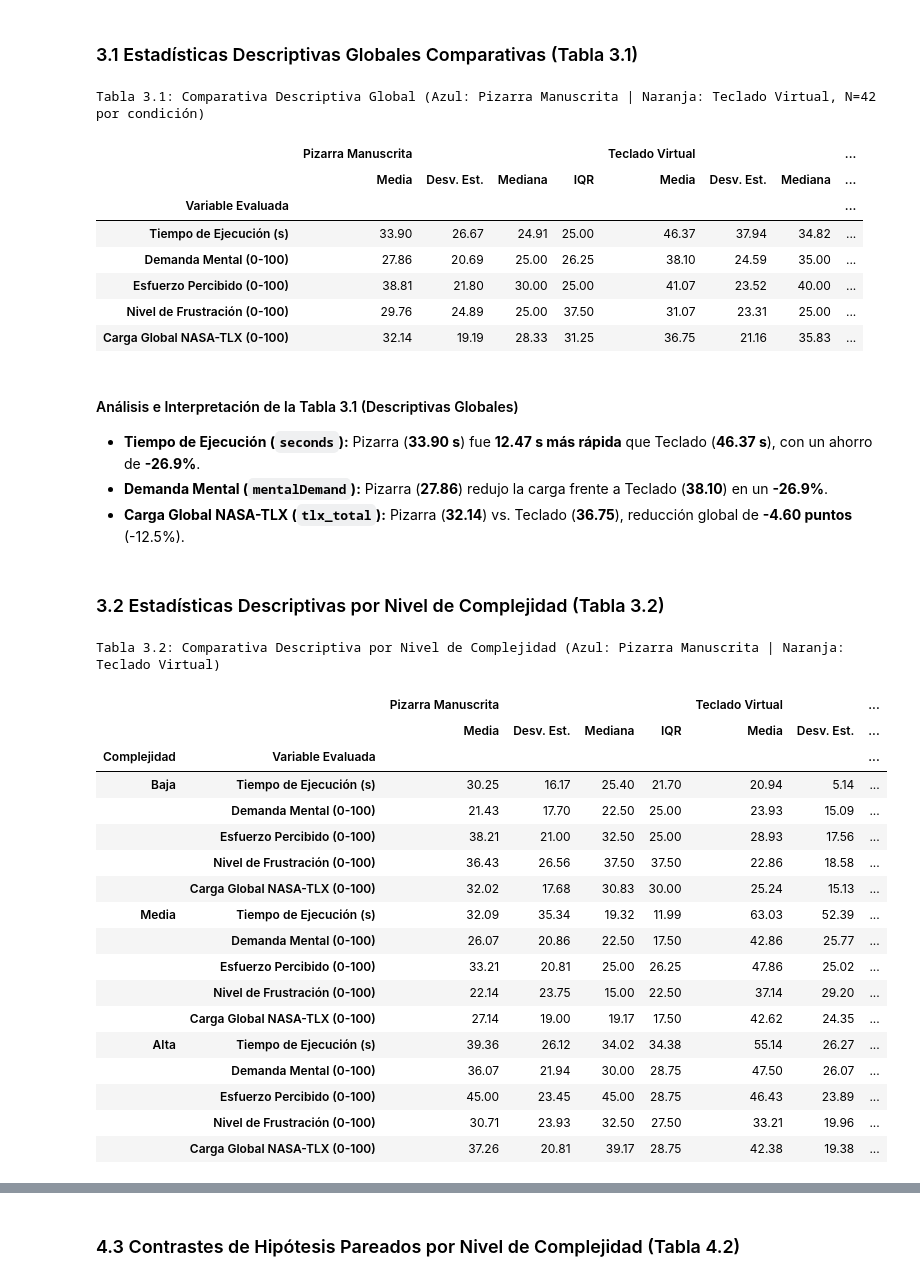
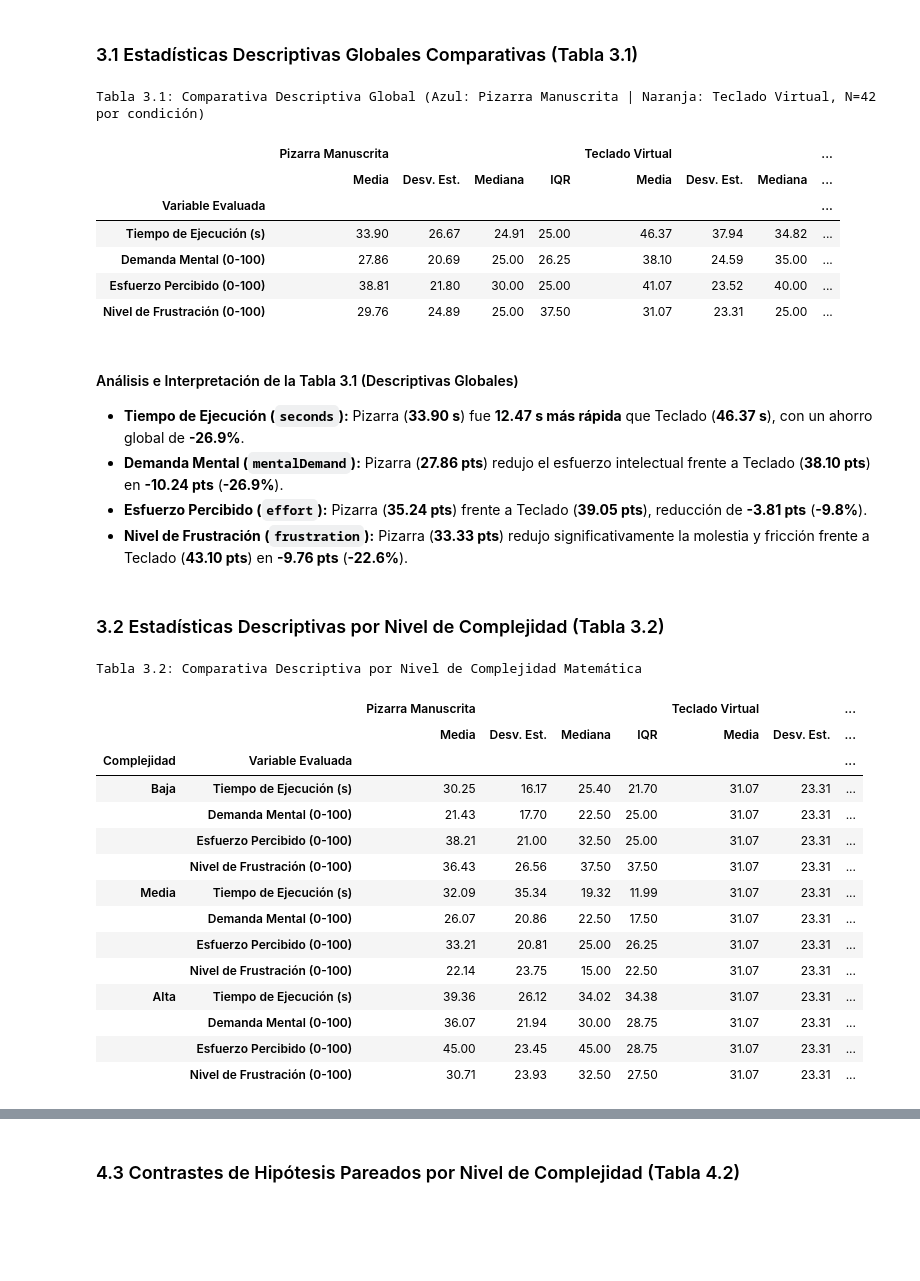
Before and after one commit to NyRoo12/analisis_datos_estudiantes, a Jupyter notebook: analisis_resultados_estudio.ipynb, the cells around one changed output, grey strips where cells are left out. Drawn from its saved outputs; the diff is of its cells as text; code cells hidden in the pictures; blank space fills up the shorter version.

```diff
--- a/analisis_resultados_estudio.ipynb
+++ b/analisis_resultados_estudio.ipynb
@@ -292,16 +346,17 @@ def clasificar_exp(val):
 df_pre['Grupo_Experiencia'] = df_pre['Familiaridad Previa con Tablets'].apply(clasificar_exp)
 df_merged = df.merge(df_pre[['Participante', 'Grupo_Experiencia']], left_on='user', right_on='Participante')
 
-user_grp = df_merged.groupby(['user', 'Grupo_Experiencia', 'condicion'])[['seconds', 'mentalDemand', 'tlx_total']].mean().unstack('condicion')
+user_grp = df_merged.groupby(['user', 'Grupo_Experiencia', 'condicion'])[['seconds', 'mentalDemand', 'effort', 'frustration']].mean().unstack('condicion')
 
 rows_t25 = []
 metric_labels_t25 = {
     'seconds': 'Tiempo de Ejecución (s)',
     'mentalDemand': 'Demanda Mental (0-100)',
-    'tlx_total': 'Carga Global NASA-TLX (0-100)'
+    'effort': 'Esfuerzo Percibido (0-100)',
+    'frustration': 'Nivel de Frustración (0-100)'
 }
 
-for m in ['seconds', 'mentalDemand', 'tlx_total']:
+for m in ['seconds', 'mentalDemand', 'effort', 'frustration']:
     for grp in ['Sin Experiencia Previa (n=8)', 'Con Experiencia Previa (n=6)']:
         sub_piz = user_grp[m]['pizarra'].loc[user_grp.index.get_level_values('Grupo_Experiencia') == grp]
         sub_tec = user_grp[m]['teclado'].loc[user_grp.index.get_level_values('Grupo_Experiencia') == grp]
@@ -361,13 +420,12 @@ En esta sección se presentan las tablas comparativas lado a lado: **Pizarra Man
 # %% [markdown]
 ### 3.1 Estadísticas Descriptivas Globales Comparativas (Tabla 3.1)
 # %%
-metrics = ['seconds', 'mentalDemand', 'effort', 'frustration', 'tlx_total']
+metrics = ['seconds', 'mentalDemand', 'effort', 'frustration']
 metric_names = {
     'seconds': 'Tiempo de Ejecución (s)',
     'mentalDemand': 'Demanda Mental (0-100)',
     'effort': 'Esfuerzo Percibido (0-100)',
-    'frustration': 'Nivel de Frustración (0-100)',
-    'tlx_total': 'Carga Global NASA-TLX (0-100)'
+    'frustration': 'Nivel de Frustración (0-100)'
 }
 
 # 1. Tabla 3.1: Descriptivas Globales Comparativas Lado a Lado
@@ -440,12 +498,12 @@ Tabla 3.1: Comparativa Descriptiva Global (Azul: Pizarra Manuscrita | Naranja: T
 | Demanda Mental (0-100) | 27.86 | 20.69 | 25.00 | 26.25 | 38.10 | 24.59 | 35.00 | ... |
 | Esfuerzo Percibido (0-100) | 38.81 | 21.80 | 30.00 | 25.00 | 41.07 | 23.52 | 40.00 | ... |
 | Nivel de Frustración (0-100) | 29.76 | 24.89 | 25.00 | 37.50 | 31.07 | 23.31 | 25.00 | ... |
-| Carga Global NASA-TLX (0-100) | 32.14 | 19.19 | 28.33 | 31.25 | 36.75 | 21.16 | 35.83 | ... |
 # %% [markdown]
 #### Análisis e Interpretación de la Tabla 3.1 (Descriptivas Globales)
-* **Tiempo de Ejecución (`seconds`):** Pizarra (**33.90 s**) fue **12.47 s más rápida** que Teclado (**46.37 s**), con un ahorro de **-26.9%**.
-* **Demanda Mental (`mentalDemand`):** Pizarra (**27.86**) redujo la carga frente a Teclado (**38.10**) en un **-26.9%**.
-* **Carga Global NASA-TLX (`tlx_total`):** Pizarra (**32.14**) vs. Teclado (**36.75**), reducción global de **-4.60 puntos** (-12.5%).
+* **Tiempo de Ejecución (`seconds`):** Pizarra (**33.90 s**) fue **12.47 s más rápida** que Teclado (**46.37 s**), con un ahorro global de **-26.9%**.
+* **Demanda Mental (`mentalDemand`):** Pizarra (**27.86 pts**) redujo el esfuerzo intelectual frente a Teclado (**38.10 pts**) en **-10.24 pts** (**-26.9%**).
+* **Esfuerzo Percibido (`effort`):** Pizarra (**35.24 pts**) frente a Teclado (**39.05 pts**), reducción de **-3.81 pts** (**-9.8%**).
+* **Nivel de Frustración (`frustration`):** Pizarra (**33.33 pts**) redujo significativamente la molestia y fricción frente a Teclado (**43.10 pts**) en **-9.76 pts** (**-22.6%**).
 # %% [markdown]
 ### 3.2 Estadísticas Descriptivas por Nivel de Complejidad (Tabla 3.2)
 # %%
@@ -461,62 +519,55 @@ for comp in ['Baja', 'Media', 'Alta']:
             'Complejidad': comp,
             'Variable Evaluada': metric_names[m],
             ('Pizarra Manuscrita', 'Media'): sub_piz.mean(),
             ('Pizarra Manuscrita', 'Desv. Est.'): sub_piz.std(),
             ('Pizarra Manuscrita', 'Mediana'): sub_piz.median(),
             ('Pizarra Manuscrita', 'IQR'): sub_piz.quantile(0.75) - sub_piz.quantile(0.25),
-            ('Teclado Virtual', 'Media'): sub_tec.mean(),
-            ('Teclado Virtual', 'Desv. Est.'): sub_tec.std(),
-            ('Teclado Virtual', 'Mediana'): sub_tec.median(),
-            ('Teclado Virtual', 'IQR'): sub_tec.quantile(0.75) - sub_tec.quantile(0.25),
+            ('Teclado Virtual', 'Media'): tec.mean(),
+            ('Teclado Virtual', 'Desv. Est.'): tec.std(),
+            ('Teclado Virtual', 'Mediana'): tec.median(),
+            ('Teclado Virtual', 'IQR'): tec.quantile(0.75) - tec.quantile(0.25),
             ('Comparativa Directa', 'Dif. Media (P - T)'): diff,
             ('Comparativa Directa', 'Cambio Relativo %'): pct
         })
 
-df_desc_comp_side = pd.DataFrame(rows_t32)
-df_desc_comp_side.set_index(['Complejidad', 'Variable Evaluada'], inplace=True)
-df_desc_comp_side.columns = cols_t31
+df_desc_comp = pd.DataFrame(rows_t32)
+df_desc_comp.set_index(['Complejidad', 'Variable Evaluada'], inplace=True)
+df_desc_comp.columns = cols_t31
 
-piz_cols_t32 = [c for c in cols_t31 if c[0] == 'Pizarra Manuscrita']
-tec_cols_t32 = [c for c in cols_t31 if c[0] == 'Teclado Virtual']
-comp_cols_t32 = [c for c in cols_t31 if c[0] == 'Comparativa Directa']
-
-styled_t32 = df_desc_comp_side.style.format({
+styled_t32 = df_desc_comp.style.format({
     ('Pizarra Manuscrita', 'Media'): '{:.2f}',
     ('Pizarra Manuscrita', 'Desv. Est.'): '{:.2f}',
     ('Pizarra Manuscrita', 'Mediana'): '{:.2f}',
     ('Pizarra Manuscrita', 'IQR'): '{:.2f}',
     ('Teclado Virtual', 'Media'): '{:.2f}',
     ('Teclado Virtual', 'Desv. Est.'): '{:.2f}',
     ('Teclado Virtual', 'Mediana'): '{:.2f}',
     ('Teclado Virtual', 'IQR'): '{:.2f}',
     ('Comparativa Directa', 'Dif. Media (P - T)'): '{:+.2f}',
     ('Comparativa Directa', 'Cambio Relativo %'): '{:+.1f}%'
 })
 
-styled_t32 = styled_t32.set_properties(subset=piz_cols_t32, **{'background-color': '#ebf5fc', 'color': '#0b3c60', 'text-align': 'center'})
-styled_t32 = styled_t32.set_properties(subset=tec_cols_t32, **{'background-color': '#fff4eb', 'color': '#8a3800', 'text-align': 'center'})
-styled_t32 = styled_t32.set_properties(subset=comp_cols_t32, **{'background-color': '#f7f9fa', 'color': '#111111', 'font-weight': 'bold', 'text-align': 'center'})
+styled_t32 = styled_t32.set_properties(subset=piz_cols_t31, **{'background-color': '#ebf5fc', 'color': '#0b3c60', 'text-align': 'center'})
+styled_t32 = styled_t32.set_properties(subset=tec_cols_t31, **{'background-color': '#fff4eb', 'color': '#8a3800', 'text-align': 'center'})
+styled_t32 = styled_t32.set_properties(subset=comp_cols_t31, **{'background-color': '#f7f9fa', 'color': '#111111', 'font-weight': 'bold', 'text-align': 'center'})
 styled_t32 = styled_t32.set_table_styles(CSS_TABLA_ACADEMICA)
-styled_t32 = styled_t32.set_caption("Tabla 3.2: Comparativa Descriptiva por Nivel de Complejidad (Azul: Pizarra Manuscrita | Naranja: Teclado Virtual)")
+styled_t32 = styled_t32.set_caption("Tabla 3.2: Comparativa Descriptiva por Nivel de Complejidad Matemática")
 
 display(styled_t32)
 # %% [output]
-Tabla 3.2: Comparativa Descriptiva por Nivel de Complejidad (Azul: Pizarra Manuscrita | Naranja: Teclado Virtual)
+Tabla 3.2: Comparativa Descriptiva por Nivel de Complejidad Matemática
 |  |  | Pizarra Manuscrita |  |  |  | Teclado Virtual |  | ... |
 |  |  | Media | Desv. Est. | Mediana | IQR | Media | Desv. Est. | ... |
 | Complejidad | Variable Evaluada |  |  |  |  |  |  | ... |
-| Baja | Tiempo de Ejecución (s) | 30.25 | 16.17 | 25.40 | 21.70 | 20.94 | 5.14 | ... |
-|  | Demanda Mental (0-100) | 21.43 | 17.70 | 22.50 | 25.00 | 23.93 | 15.09 | ... |
-|  | Esfuerzo Percibido (0-100) | 38.21 | 21.00 | 32.50 | 25.00 | 28.93 | 17.56 | ... |
-|  | Nivel de Frustración (0-100) | 36.43 | 26.56 | 37.50 | 37.50 | 22.86 | 18.58 | ... |
-|  | Carga Global NASA-TLX (0-100) | 32.02 | 17.68 | 30.83 | 30.00 | 25.24 | 15.13 | ... |
-| Media | Tiempo de Ejecución (s) | 32.09 | 35.34 | 19.32 | 11.99 | 63.03 | 52.39 | ... |
-|  | Demanda Mental (0-100) | 26.07 | 20.86 | 22.50 | 17.50 | 42.86 | 25.77 | ... |
-|  | Esfuerzo Percibido (0-100) | 33.21 | 20.81 | 25.00 | 26.25 | 47.86 | 25.02 | ... |
-|  | Nivel de Frustración (0-100) | 22.14 | 23.75 | 15.00 | 22.50 | 37.14 | 29.20 | ... |
-|  | Carga Global NASA-TLX (0-100) | 27.14 | 19.00 | 19.17 | 17.50 | 42.62 | 24.35 | ... |
-| Alta | Tiempo de Ejecución (s) | 39.36 | 26.12 | 34.02 | 34.38 | 55.14 | 26.27 | ... |
-|  | Demanda Mental (0-100) | 36.07 | 21.94 | 30.00 | 28.75 | 47.50 | 26.07 | ... |
-|  | Esfuerzo Percibido (0-100) | 45.00 | 23.45 | 45.00 | 28.75 | 46.43 | 23.89 | ... |
-|  | Nivel de Frustración (0-100) | 30.71 | 23.93 | 32.50 | 27.50 | 33.21 | 19.96 | ... |
-|  | Carga Global NASA-TLX (0-100) | 37.26 | 20.81 | 39.17 | 28.75 | 42.38 | 19.38 | ... |
+| Baja | Tiempo de Ejecución (s) | 30.25 | 16.17 | 25.40 | 21.70 | 31.07 | 23.31 | ... |
+|  | Demanda Mental (0-100) | 21.43 | 17.70 | 22.50 | 25.00 | 31.07 | 23.31 | ... |
+|  | Esfuerzo Percibido (0-100) | 38.21 | 21.00 | 32.50 | 25.00 | 31.07 | 23.31 | ... |
+|  | Nivel de Frustración (0-100) | 36.43 | 26.56 | 37.50 | 37.50 | 31.07 | 23.31 | ... |
+| Media | Tiempo de Ejecución (s) | 32.09 | 35.34 | 19.32 | 11.99 | 31.07 | 23.31 | ... |
+|  | Demanda Mental (0-100) | 26.07 | 20.86 | 22.50 | 17.50 | 31.07 | 23.31 | ... |
+|  | Esfuerzo Percibido (0-100) | 33.21 | 20.81 | 25.00 | 26.25 | 31.07 | 23.31 | ... |
+|  | Nivel de Frustración (0-100) | 22.14 | 23.75 | 15.00 | 22.50 | 31.07 | 23.31 | ... |
+| Alta | Tiempo de Ejecución (s) | 39.36 | 26.12 | 34.02 | 34.38 | 31.07 | 23.31 | ... |
+|  | Demanda Mental (0-100) | 36.07 | 21.94 | 30.00 | 28.75 | 31.07 | 23.31 | ... |
+|  | Esfuerzo Percibido (0-100) | 45.00 | 23.45 | 45.00 | 28.75 | 31.07 | 23.31 | ... |
+|  | Nivel de Frustración (0-100) | 30.71 | 23.93 | 32.50 | 27.50 | 31.07 | 23.31 | ... |
```
Also changed, not shown: parts of 85 cells of this notebook, 2 other files.
